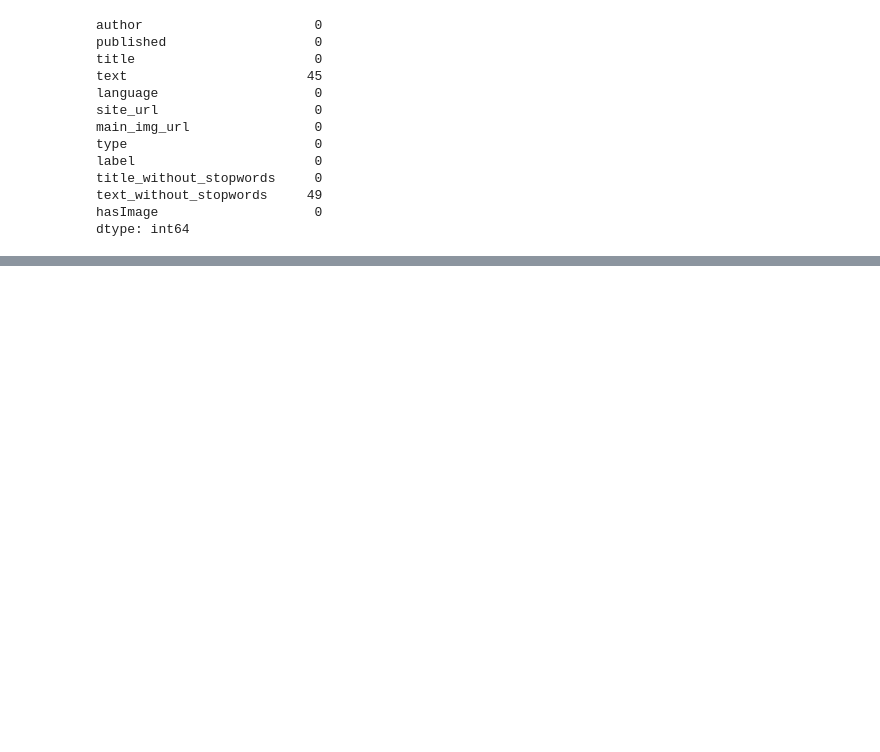
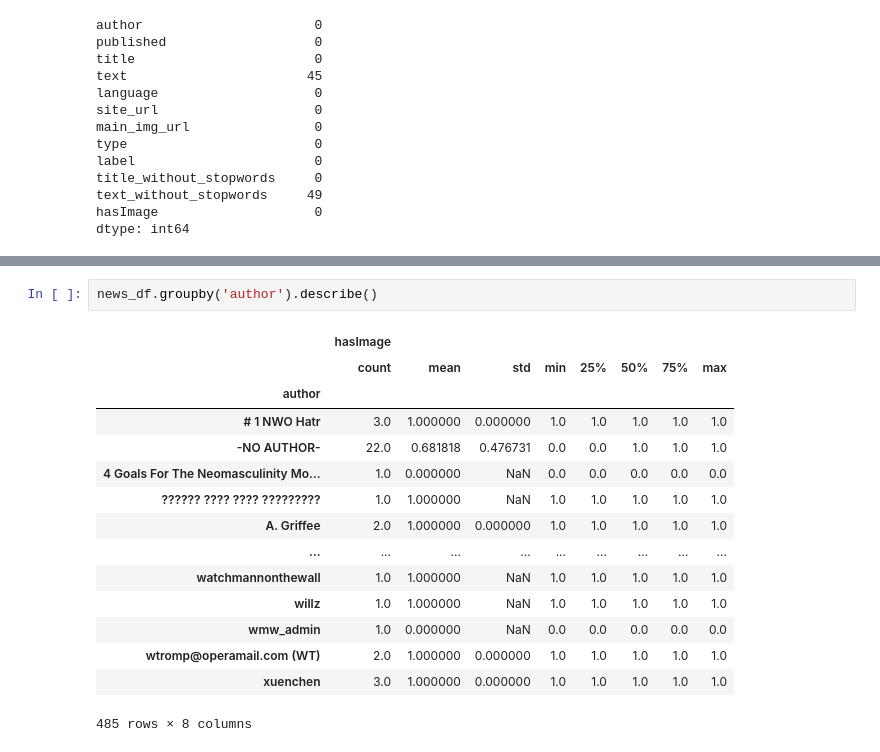
Before and after one commit to ayg15/fake-news-detection, a Jupyter notebook: Fake News Detection.ipynb, the cells around one changed output, grey strips where cells are left out. Cells and saved outputs as stored; diff of their text form; blank space fills up the shorter version.

```diff
--- a/Fake News Detection.ipynb
+++ b/Fake News Detection.ipynb
@@ -128,0 +192,18 @@ dtype: int64
+# %%
+news_df.groupby('author').describe()
+# %% [output]
+|  | hasImage |  |  |  |  |  |  |  |
+|  | count | mean | std | min | 25% | 50% | 75% | max |
+| author |  |  |  |  |  |  |  |  |
+| # 1 NWO Hatr | 3.0 | 1.000000 | 0.000000 | 1.0 | 1.0 | 1.0 | 1.0 | 1.0 |
+| -NO AUTHOR- | 22.0 | 0.681818 | 0.476731 | 0.0 | 0.0 | 1.0 | 1.0 | 1.0 |
+| 4 Goals For The Neomasculinity Mo... | 1.0 | 0.000000 | NaN | 0.0 | 0.0 | 0.0 | 0.0 | 0.0 |
+| ?????? ???? ???? ????????? | 1.0 | 1.000000 | NaN | 1.0 | 1.0 | 1.0 | 1.0 | 1.0 |
+| A. Griffee | 2.0 | 1.000000 | 0.000000 | 1.0 | 1.0 | 1.0 | 1.0 | 1.0 |
+| ... | ... | ... | ... | ... | ... | ... | ... | ... |
+| watchmannonthewall | 1.0 | 1.000000 | NaN | 1.0 | 1.0 | 1.0 | 1.0 | 1.0 |
+| willz | 1.0 | 1.000000 | NaN | 1.0 | 1.0 | 1.0 | 1.0 | 1.0 |
+| wmw_admin | 1.0 | 0.000000 | NaN | 0.0 | 0.0 | 0.0 | 0.0 | 0.0 |
+| wtromp@operamail.com (WT) | 2.0 | 1.000000 | 0.000000 | 1.0 | 1.0 | 1.0 | 1.0 | 1.0 |
+| xuenchen | 3.0 | 1.000000 | 0.000000 | 1.0 | 1.0 | 1.0 | 1.0 | 1.0 |
+485 rows × 8 columns
```
Also changed, not shown: parts of 13 cells of this notebook.
